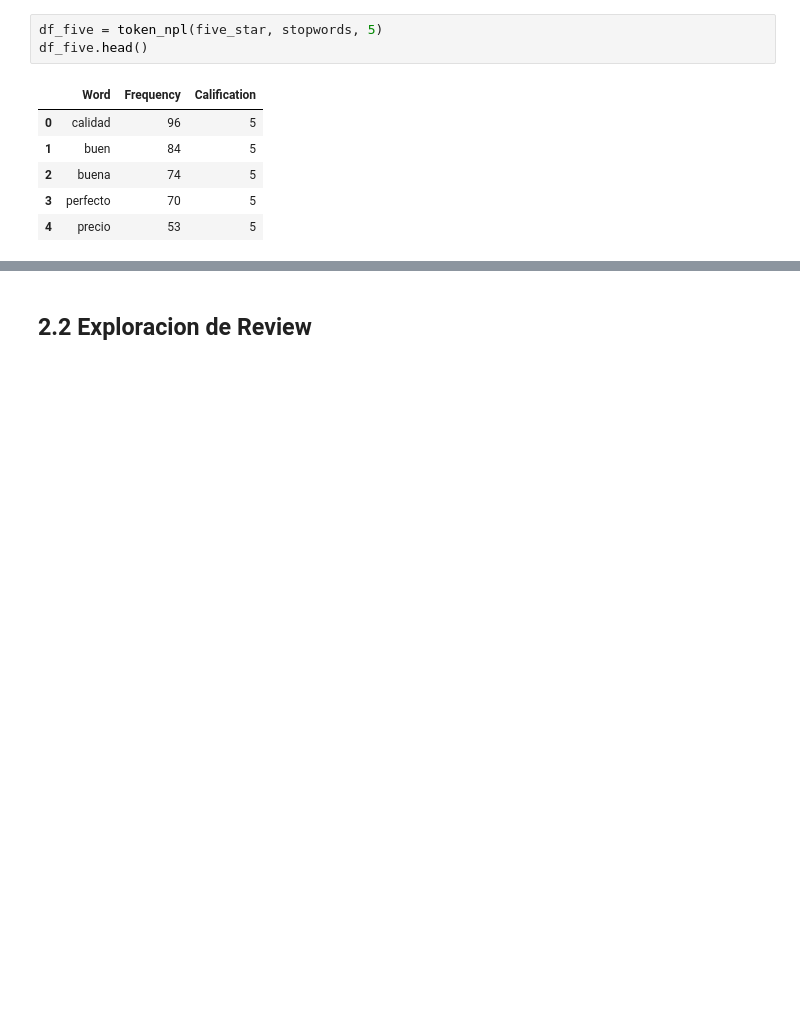
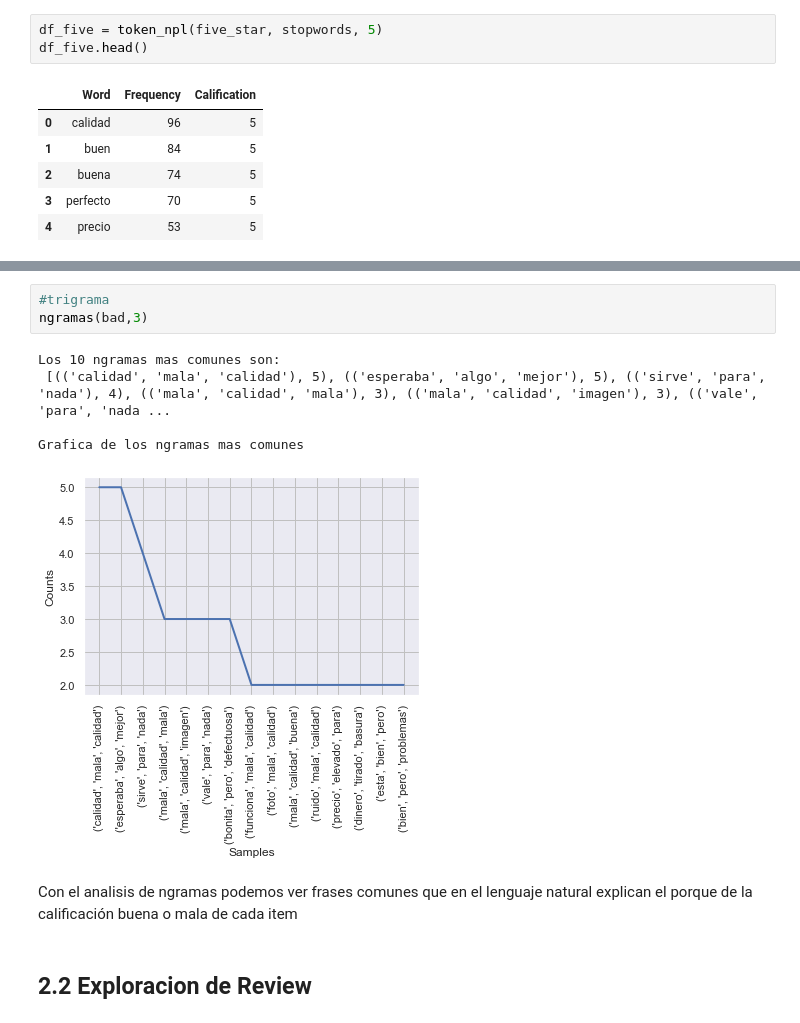
Before and after one commit to luiscarlos0218/proyecto3_NLP, a Jupyter notebook: DS_Proyecto_03_NLP.ipynb, the cells around one changed output, grey strips where cells are left out. Saved outputs shown, nothing was run; the diff lists cells and outputs as text; blank space fills up the shorter version.

```diff
--- a/DS_Proyecto_03_NLP.ipynb
+++ b/DS_Proyecto_03_NLP.ipynb
@@ -452,3 +524,14 @@ Se encuentra que los titulos de los reviews no se encuentran palabras relevantes
+# %%
+#trigrama
+ngramas(bad,3)
+# %% [output]
+Los 10 ngramas mas comunes son:
+ [(('calidad', 'mala', 'calidad'), 5), (('esperaba', 'algo', 'mejor'), 5), (('sirve', 'para', 'nada'), 4), (('mala', 'calidad', 'mala'), 3), (('mala', 'calidad', 'imagen'), 3), (('vale', 'para', 'nada ...
+
+Grafica de los ngramas mas comunes
+[figure, added]
+# %% [markdown]
+Con el analisis de ngramas podemos ver frases comunes que en el lenguaje natural explican el porque de la calificación buena o mala de cada item
 # %% [markdown]
 ## 2.2 Exploracion de Review
 # %%
```
Also changed, not shown: parts of 16 cells of this notebook.
